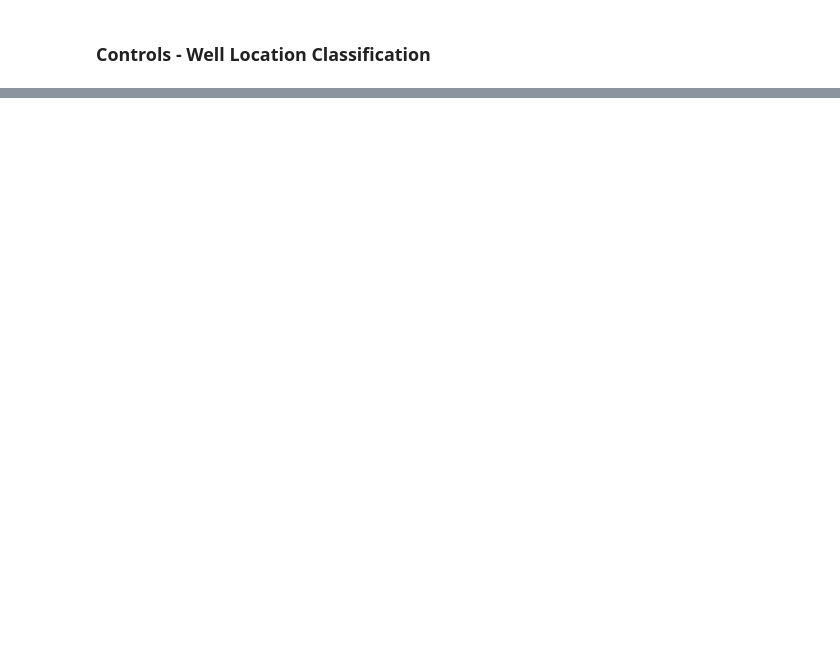
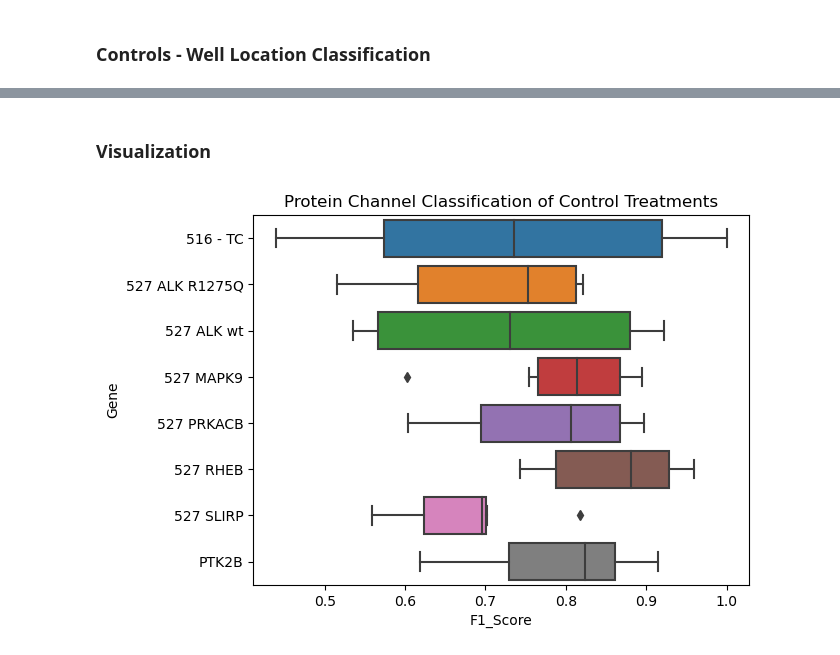
Before and after one commit to runxi-shen/2021_09_01_VarChAMP, a Jupyter notebook: 6.downstream_analysis/1.phenotype_analysis.ipynb, the cells around one changed output, grey strips where cells are left out. Drawn from its saved outputs; the diff is of its cells as text; code cells hidden in the pictures; blank space fills up the shorter version.

```diff
--- a/6.downstream_analysis/1.phenotype_analysis.ipynb
+++ b/6.downstream_analysis/1.phenotype_analysis.ipynb
@@ -197,3 +287,5 @@ control_csv
+# %% [markdown]
+### Visualization
 # %%
 import seaborn as sb
 import matplotlib.pyplot as plt
@@ -204,0 +332,6 @@ plot_csv = pd.concat([result_csv, control_csv])
+# %%
+sb.boxplot(data=df_protein_ctrl, x="F1_Score", y="Gene")
+plt.title("Protein Channel Classification of Control Treatments")
+plt.show()
+# %% [output]
+[figure, added]
```
Also changed, not shown: parts of 29 cells of this notebook, 3 other files.
